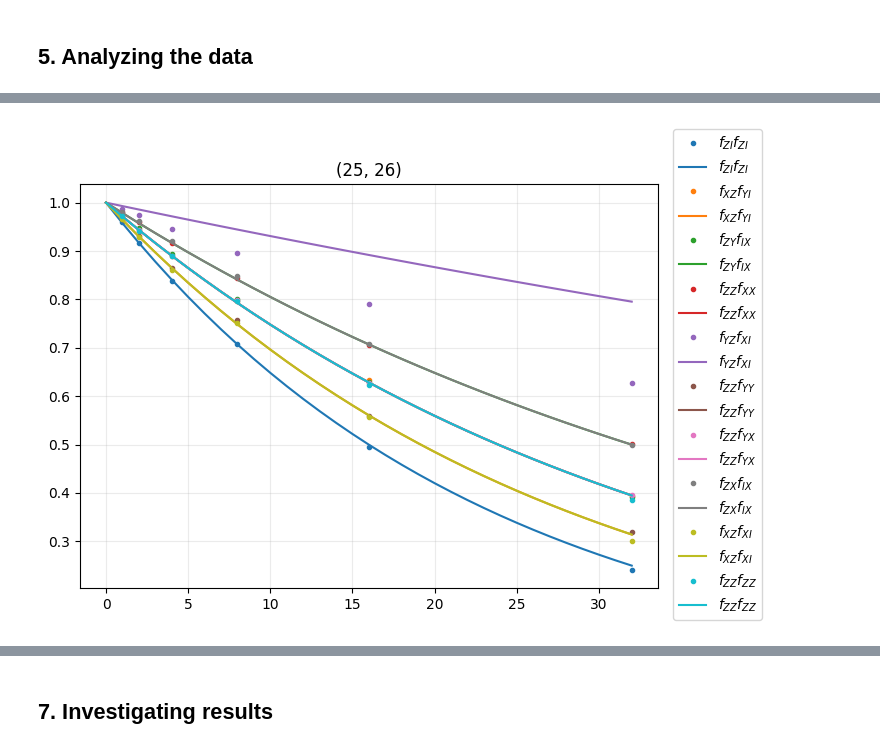
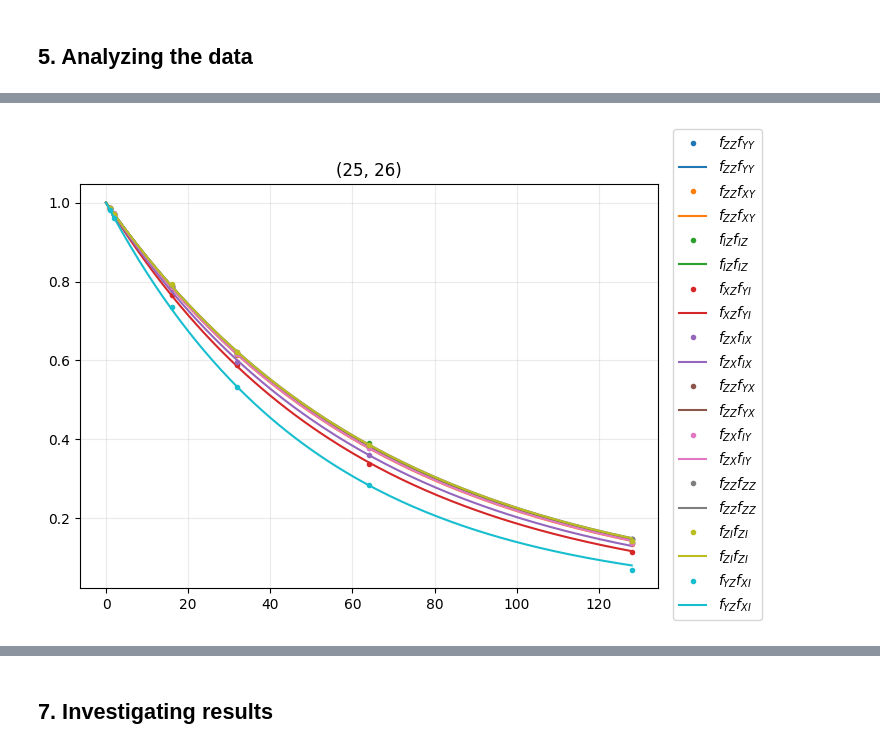
Before and after one commit to Qiskit/qiskit-noise-learning, a Jupyter notebook: docs/workflow_demo_full_rank_2q.ipynb, the cells around one changed output, grey strips where cells are left out. Saved outputs shown, nothing was run; the diff lists cells and outputs as text; code cells hidden in the pictures.

Commit message:
fixing plotting issue

```diff
--- a/docs/workflow_demo_full_rank_2q.ipynb
+++ b/docs/workflow_demo_full_rank_2q.ipynb
@@ -59,6 +59,7 @@ pauli_lindblad_model.generators
 from qiskit_noise_learning.experiment_builder import (
     BindSequenceDepths,
     CompleteSequences,
+    Depth1Paths,
     EvenDepthPaths,
     Experiment,
     GenerateInstructionSequences,
@@ -76,18 +77,18 @@ experiment_builder = (
     # add paths
     #EvenDepthVanillaPaths()
     EvenDepthPaths()
-    # + Depth1Paths()
+    + Depth1Paths()
     + RankReducePaths()
     # add instruction sequences measuring 9 bases
     #+ VanillaInstructionSequences()
     + GenerateInstructionSequences()
     + MergeInstructionSequences()
     # relate them to the paths, and complete them
-    #+ IdentifyRelations()
+    + IdentifyRelations()
     + CompleteSequences()
     # set numerical parameters
     # + BindSequenceDepths([0, 2, 16, 32, 64, 128])
-    + BindSequenceDepths([1, 2, 4, 8, 16, 32])
+    + BindSequenceDepths([1, 2, 16, 32, 64, 128])
 )
 
 experiment = experiment_builder.run(experiment)
@@ -95,4 +96,5 @@ experiment = experiment_builder.run(experiment)
 print(f"Number of paths: {len(experiment.paths)}")
 print(f"Number of instruction sequences: {len(experiment.instruction_sequences)}")
 print(f"Rank: {experiment.design_matrix.rank} / {len(pauli_lindblad_model.generators['layer_1'])}")
+print(experiment)
 # %% [output]
@@ -145,13 +155,13 @@ plm1 = qi.PauliLindbladMap.from_list(
         zip(
             generators,
             #  1e-2*np.random.random(len(generators))
-            np.linspace(0, 1e-2, len(generators)),
+            np.linspace(0, 1e-3, len(generators)),
         )
     ),
     num_qubits=num_qubits,
 )
 # too hard:
-plm1 = plm1[::5]
+#plm1 = plm1[::5]
 del generators
 
 num_qubits = gate_set.get("M").num_qubits
@@ -298,0 +305,6 @@ plot_with_exp_decay(
+# %%
+decay_rates = _sorted_decays(fit.averaged_data)
+plm_full = plm1.apply_layout([25, 26], num_qubits=156)
+for idx, (path, fit_decay) in enumerate(decay_rates.items()):
+    fid_prod = plm_full.pauli_fidelity(path.repeatable_fragment[0].transition[1]) * plm_full.pauli_fidelity(path.repeatable_fragment[1].transition[1])
+    print(f"{idx}. fit: {fit_decay}, model: {fid_prod}")
@@ -300,3 +326,9 @@ plot_with_exp_decay(
 model_data = fit.model_data
 noise_maps = pauli_lindblad_model.to_pauli_lindblad_maps(model_data)
 noise_maps = {k:v.simplify() for k,v in noise_maps.items()}
+# %%
+decay_rates = _sorted_decays(fit.averaged_data)
+plm_full = noise_maps["layer_1"]
+for idx, (path, fit_decay) in enumerate(decay_rates.items()):
+    fid_prod = plm_full.pauli_fidelity(path.repeatable_fragment[0].transition[1]) * plm_full.pauli_fidelity(path.repeatable_fragment[1].transition[1])
+    print(f"{idx}. fit: {fit_decay}, model: {fid_prod}")
@@ -311,6 +357,12 @@ def plot_with_model_decay(
     pauli_lindblad_map, observable_data, subsets, num_cols=3, start_idx=None, end_idx=None
 ):
     sorted_data = _sorted_data(observable_data)
+
+    new_sorted_data = {}
+    for idx, (k, v) in enumerate(sorted_data.items()):
+        if 0 <= idx and idx <= np.inf:
+            new_sorted_data[k] = v
+    sorted_data = new_sorted_data
 
     plots = {}
     for subset in subsets:
@@ -340,36 +392,36 @@ def plot_with_model_decay(
             this_data = sorted_data[unbound_path]
             label = fidelity_label(unbound_path, [s for s in subset]) if flag else None
             ax.plot(
                 this_data[1],
                 this_data[0],
                 ".",
                 label=label,
                 color=color_code,
             )
-            pauli_in = unbound_path.repeatable_fragment[0].transition[0]
+            pauli_in = unbound_path.repeatable_fragment[0].transition[1]
             fidelity_in = pauli_lindblad_map.pauli_fidelity(pauli_in)
-            pauli_out = unbound_path.repeatable_fragment[0].transition[1]
+            pauli_out = unbound_path.repeatable_fragment[1].transition[1]
             fidelity_out = pauli_lindblad_map.pauli_fidelity(pauli_out)
             ax.plot(
                 np.arange(1 + max(this_data[1])),
                 (fidelity_in * fidelity_out) ** (np.arange(1 + max(this_data[1]))),
                 "-",
                 label=label,
                 color=color_code,
             )
         ax.grid(alpha=0.25)
         flag = False
 
     fig.legend(bbox_to_anchor=(1.15, 0), loc="lower right")
     plt.tight_layout()
 
 
 # k = 8
 plot_with_model_decay(
     noise_maps["layer_1"], averaged_data, layer_1_pairs, num_cols=1
 )  # , start_idx=k, end_idx=k + 1)
 # %% [output]
-[figure, old version]
+[figure, new version]
 # %%
 generators = noise_maps["layer_1"].generators
 rates = noise_maps["layer_1"].rates
```
Also changed, not shown: parts of 10 cells of this notebook.
